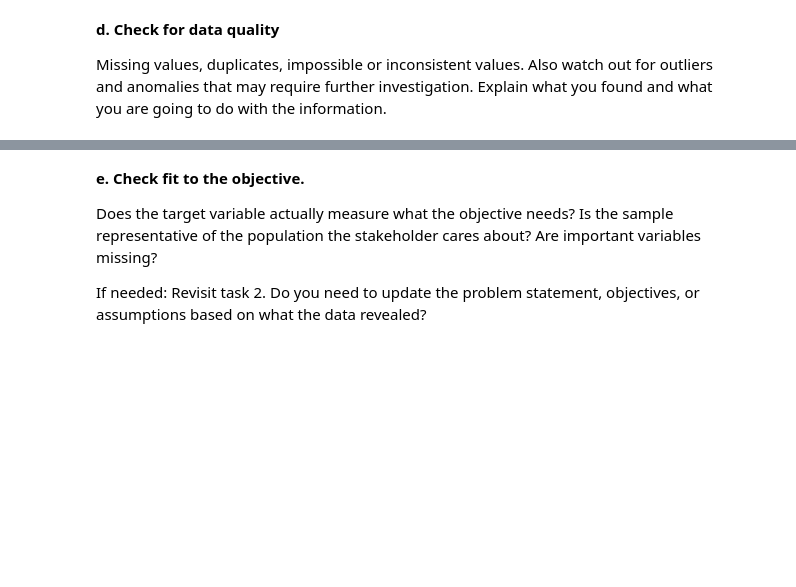
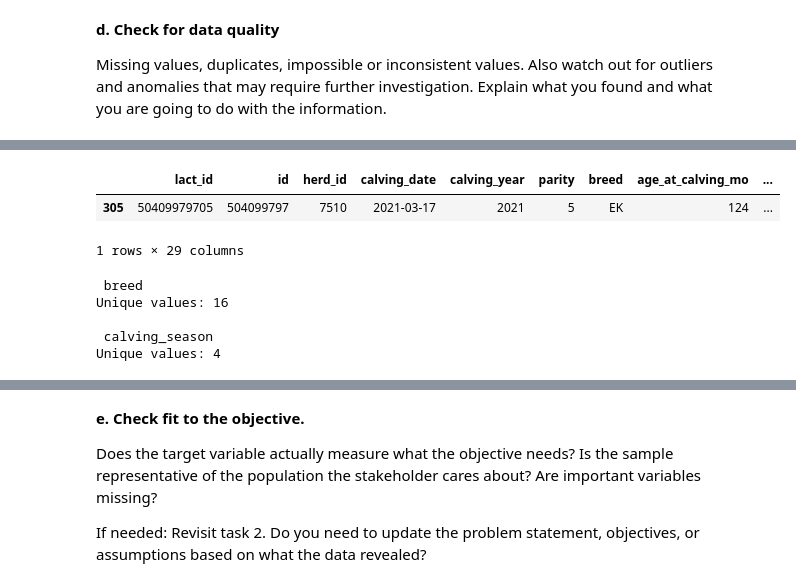
Before and after one commit to triiiiinpunab/ids-lehma-data, a Jupyter notebook: IDS2026_HW07.ipynb, the cells around one changed output, grey strips where cells are left out. Drawn from its saved outputs; the diff is of its cells as text; code cells hidden in the pictures; blank space fills up the shorter version.

```diff
--- a/IDS2026_HW07.ipynb
+++ b/IDS2026_HW07.ipynb
@@ -228 +431,19 @@ Missing values, duplicates, impossible or inconsistent values. Also watch out fo
+# %%
+newdf = traindf[traindf['herd_id'] == 7510].copy()
+newdf
+# %% [output]
+|  | lact_id | id | herd_id | calving_date | calving_year | parity | breed | age_at_calving_mo | ... |
+| 305 | 50409979705 | 504099797 | 7510 | 2021-03-17 | 2021 | 5 | EK | 124 | ... |
+1 rows × 29 columns
+# %%
+# Checking if nonnumerical features have a logical number of different values
+for col in traindf.select_dtypes(include="category").columns:
+    print("\n", col)
+    print("Unique values:", traindf[col].nunique())
+# %% [output]
+ breed
+Unique values: 16
+
+ calving_season
+Unique values: 4
 # %% [markdown]
```
Also changed, not shown: parts of 30 cells of this notebook.
